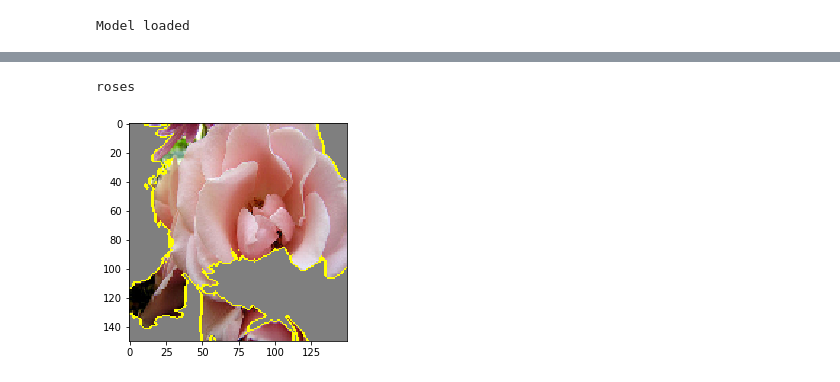
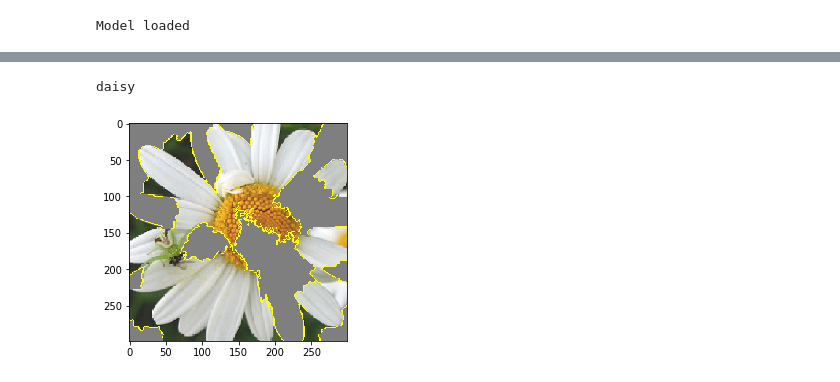
Before and after one commit to LudwigSchallner/limeandcnn, a Jupyter notebook: LIME.ipynb, the cells around one changed output, grey strips where cells are left out. Saved outputs shown, nothing was run; the diff lists cells and outputs as text; code cells hidden in the pictures.

```diff
--- a/LIME.ipynb
+++ b/LIME.ipynb
@@ -16,6 +16,8 @@ print('Notebook run using keras:', keras.__version__)
 Using TensorFlow backend.
 Notebook run using keras: 2.1.6
 # %%
+img_size = 299
+
 def getHighestID(preds):
     id = -1
     max = -1
@@ -55,16 +57,16 @@ def getIDFromLabel(label):
 def transform_img_fn(path_list):
     out = []
     for img_path in path_list:
-        img = image.load_img(img_path, target_size=(150, 150))
+        img = image.load_img(img_path, target_size=(img_size, img_size))
         x = image.img_to_array(img)
         x = np.expand_dims(x, axis=0)
         x = preprocess_input(x)
         out.append(x)
     return np.vstack(out)
 # %%
-my_model = load_model('my_model.h5')
+my_model = load_model('my_model299.h5')
 print('Model loaded')
-images = transform_img_fn([os.path.join('data','rose.jpg')])
+images = transform_img_fn([os.path.join('data','daisy.jpg')])
 preds = my_model.predict(images)
 # %% [output]
 Model loaded
@@ -103,9 +105,9 @@ Wall time: 4.65 s
 # %%
 from skimage.segmentation import mark_boundaries
 
-temp, mask = explanation.get_image_and_mask(getHighestID(preds), positive_only=True, num_features=1000, hide_rest=True)
+temp, mask = explanation.get_image_and_mask(getHighestID(preds), positive_only=True, num_features=3000, hide_rest=True)
 plt.imshow(mark_boundaries(temp / 2 + 0.5, mask))
 print(getLabelFromID(getHighestID(preds)))
 # %% [output]
-roses
+daisy
-[figure, old version]
+[figure, new version]
```
Also changed, not shown: parts of 2 cells of this notebook, 3 other files.
